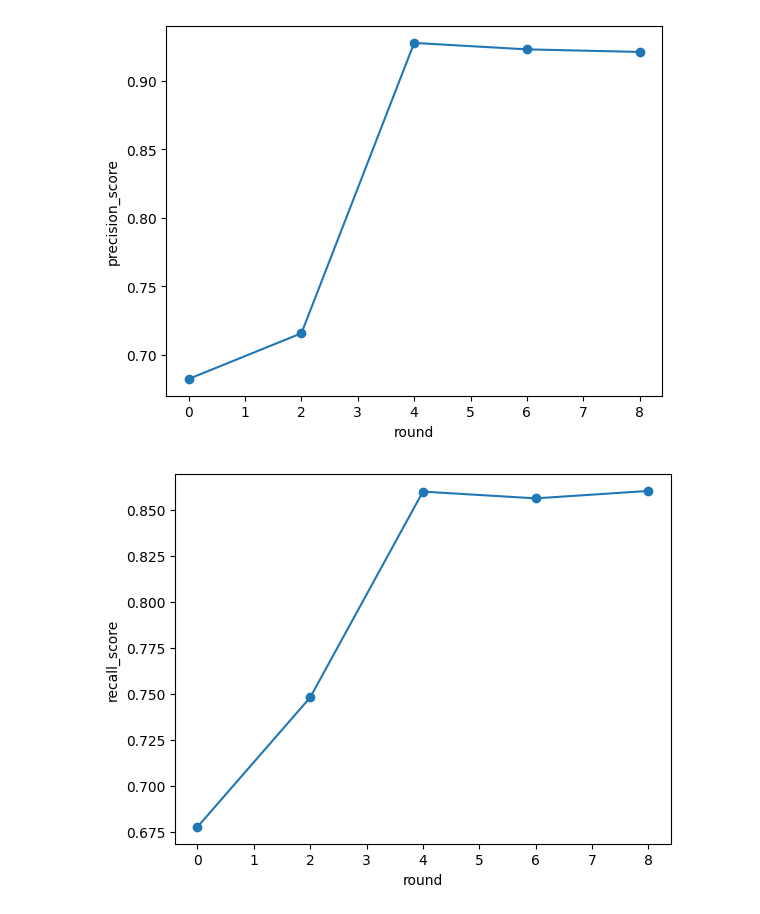
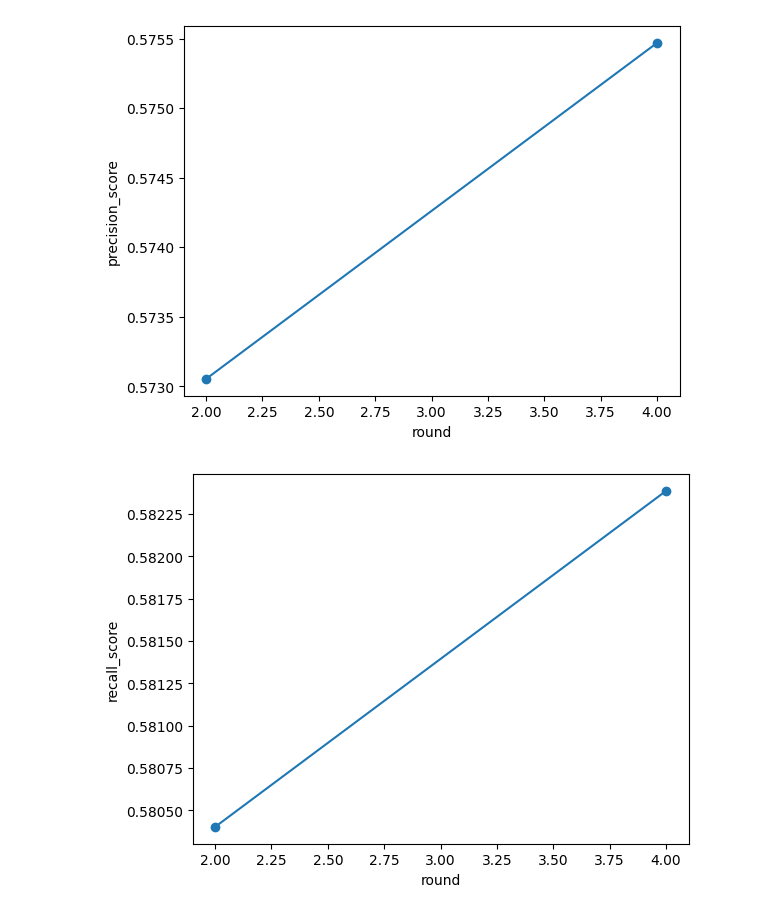
Before and after one commit to NAITSLIMANIkamel/federated_learning, a Jupyter notebook: NSL_KDD_Final.ipynb, the cells around one changed output. Saved outputs shown, nothing was run; the diff lists cells and outputs as text; code cells hidden in the pictures.

Commit message:
update plots

```diff
--- a/NSL_KDD_Final.ipynb
+++ b/NSL_KDD_Final.ipynb
@@ -365,7 +365,7 @@ def eval_nodes(nodes,main_model=None):
         model_scores= "self_scores" if main_model==None else "main_model_scores"
         y_set=nodes[node]["val_set"].get("set_y").to_numpy().reshape(-1)
         nodes[node][model_scores]= eval(model,nodes[node]["val_set"].get("set_x"),y_set)
-
+        nodes[node][model_scores]["loss"]= nodes[node].get("losses")[-1] if nodes[node].get("losses")!=None else None
 
 
 
@@ -381,7 +381,11 @@ def fed_train(server,nodes,rounds=10,epochs=5,batchsize=32,resutl_save_frequency
     best_f1 = 0
     best_model= copy.deepcopy(next(iter(nodes.values()))["model"])
     server["server"]["rounds_scores"]={}
-    for r in range(1,rounds):
+    for node in nodes.values():
+                node["rounds_scores"]={}
+
+
+    for r in range(1,rounds+1):
         print('step ', r,' :  \n\n ======================================================================')
 
 
@@ -402,7 +406,10 @@ def fed_train(server,nodes,rounds=10,epochs=5,batchsize=32,resutl_save_frequency
         print("server model scores  : \n",server['server']['self_scores'])
 
         if r % resutl_save_frequency == 0 :
+            eval_nodes(nodes)
             server['server']['rounds_scores'][r]=server['server']['self_scores']
+            for node in nodes.values():
+                node["rounds_scores"][r]=node['self_scores']
 
 
 
@@ -456,4 +463,4 @@ def main(dataframe,nb_clients=4,rounds=10,batchsize=128,epochs=5,model=MLPModel,
 
     return clients,server
 # %%
-clients,server=main(new_train_df,nb_clients=4,rounds=10,batchsize=128,epochs=5,model=MLPModel,hidden_layers=[5,5],input_shape=(122,),output_shape=5,resutl_save_frequency=2)
+clients,server=main(new_train_df,nb_clients=4,rounds=4,batchsize=512,epochs=5,model=MLPModel,hidden_layers=[5,5],input_shape=(122,),output_shape=5,resutl_save_frequency=2)
@@ -460,3 +580,3 @@ clients,server=main(new_train_df,nb_clients=4,rounds=10,batchsize=128,epochs=5,m
 # %%
-plot_mytric_by_round(server["server"]["rounds_scores"])
+plot_mytric_by_round(clients["client_1"]["rounds_scores"])
 # %% [output]
@@ -466,2 +586,2 @@ plot_mytric_by_round(server["server"]["rounds_scores"])
-[figure, old version]
+[figure, new version]
-[figure, old version]
+[figure, new version]
```
Also changed, not shown: parts of 2 cells of this notebook, 8 other files.
